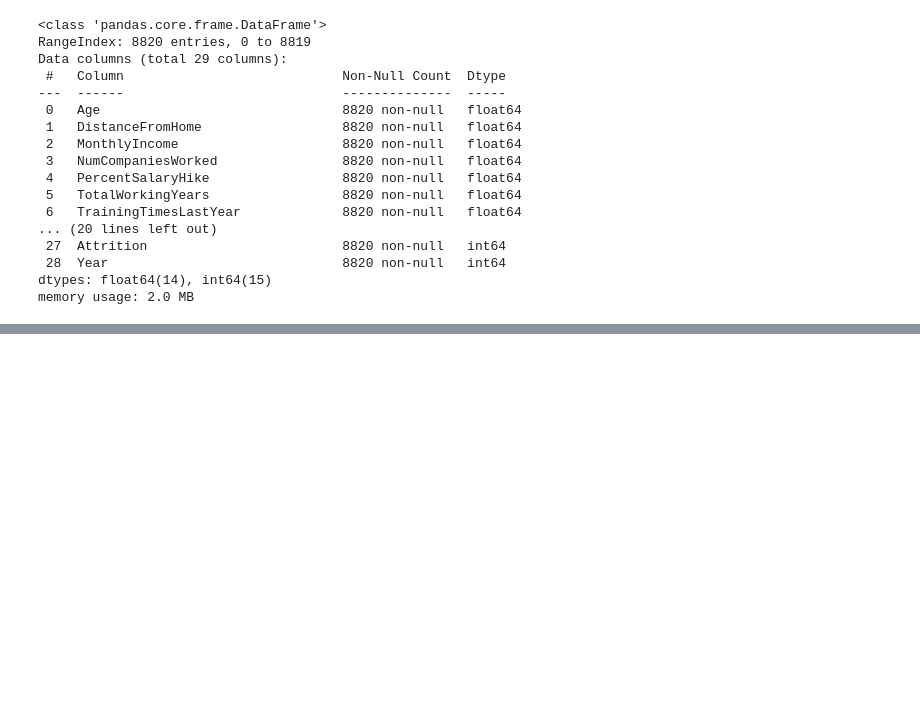
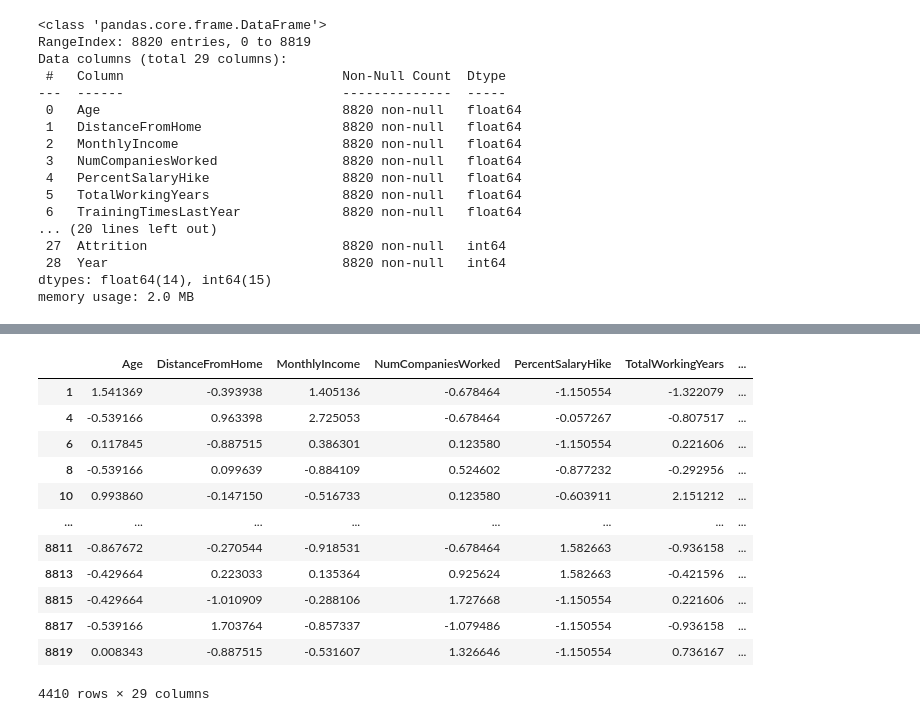
Before and after one commit to salsaimon/proyecto_recursoshumanos, a Jupyter notebook: c_modelos.ipynb, the cells around one changed output, grey strips where cells are left out. Saved outputs shown, nothing was run; the diff lists cells and outputs as text; code cells hidden in the pictures; blank space fills up the shorter version.

```diff
--- a/c_modelos.ipynb
+++ b/c_modelos.ipynb
@@ -125,3 +125,14 @@ Data columns (total 29 columns):
  28  Year                              8820 non-null   int64
 dtypes: float64(14), int64(15)
 memory usage: 2.0 MB
+# %%
+# Dividir df_final en dos DataFrames: uno para el año 2015 y otro para 2016
+df_final2015 = df_final[df_final['Year'] == 2015].copy()
+df_final2016 = df_final[df_final['Year'] == 2016].copy()
+
+# Mostrar las primeras filas de cada DataFrame para verificar
+print("Datos de 2015:")
+print(df_final2015.head())
+
+print("\nDatos de 2016:")
+print(df_final2016.head())
@@ -128,3 +157,19 @@ memory usage: 2.0 MB
+# %%
+df_final2016
+# %% [output]
+|  | Age | DistanceFromHome | MonthlyIncome | NumCompaniesWorked | PercentSalaryHike | TotalWorkingYears | ... |
+| 1 | 1.541369 | -0.393938 | 1.405136 | -0.678464 | -1.150554 | -1.322079 | ... |
+| 4 | -0.539166 | 0.963398 | 2.725053 | -0.678464 | -0.057267 | -0.807517 | ... |
+| 6 | 0.117845 | -0.887515 | 0.386301 | 0.123580 | -1.150554 | 0.221606 | ... |
+| 8 | -0.539166 | 0.099639 | -0.884109 | 0.524602 | -0.877232 | -0.292956 | ... |
+| 10 | 0.993860 | -0.147150 | -0.516733 | 0.123580 | -0.603911 | 2.151212 | ... |
+| ... | ... | ... | ... | ... | ... | ... | ... |
+| 8811 | -0.867672 | -0.270544 | -0.918531 | -0.678464 | 1.582663 | -0.936158 | ... |
+| 8813 | -0.429664 | 0.223033 | 0.135364 | 0.925624 | 1.582663 | -0.421596 | ... |
+| 8815 | -0.429664 | -1.010909 | -0.288106 | 1.727668 | -1.150554 | 0.221606 | ... |
+| 8817 | -0.539166 | 1.703764 | -0.857337 | -1.079486 | -1.150554 | -0.936158 | ... |
+| 8819 | 0.008343 | -0.887515 | -0.531607 | 1.326646 | -1.150554 | 0.736167 | ... |
+4410 rows × 29 columns
 # %%
 from sklearn.model_selection import train_test_split
 
```
Also changed, not shown: parts of 16 cells of this notebook.
